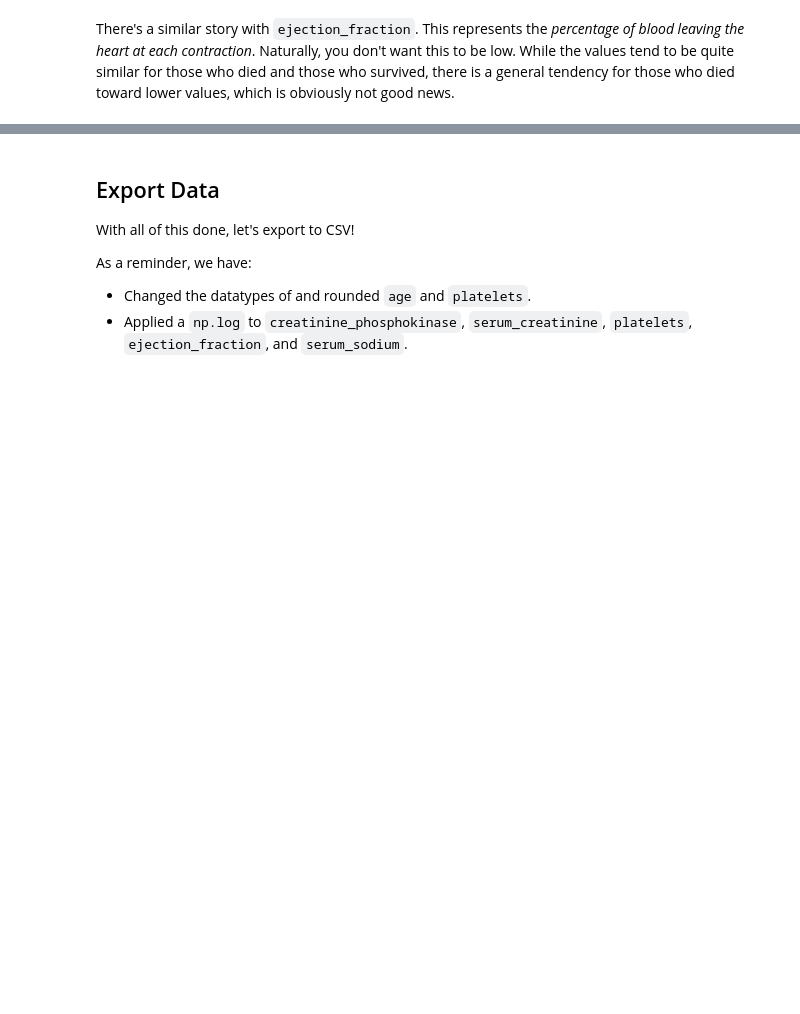
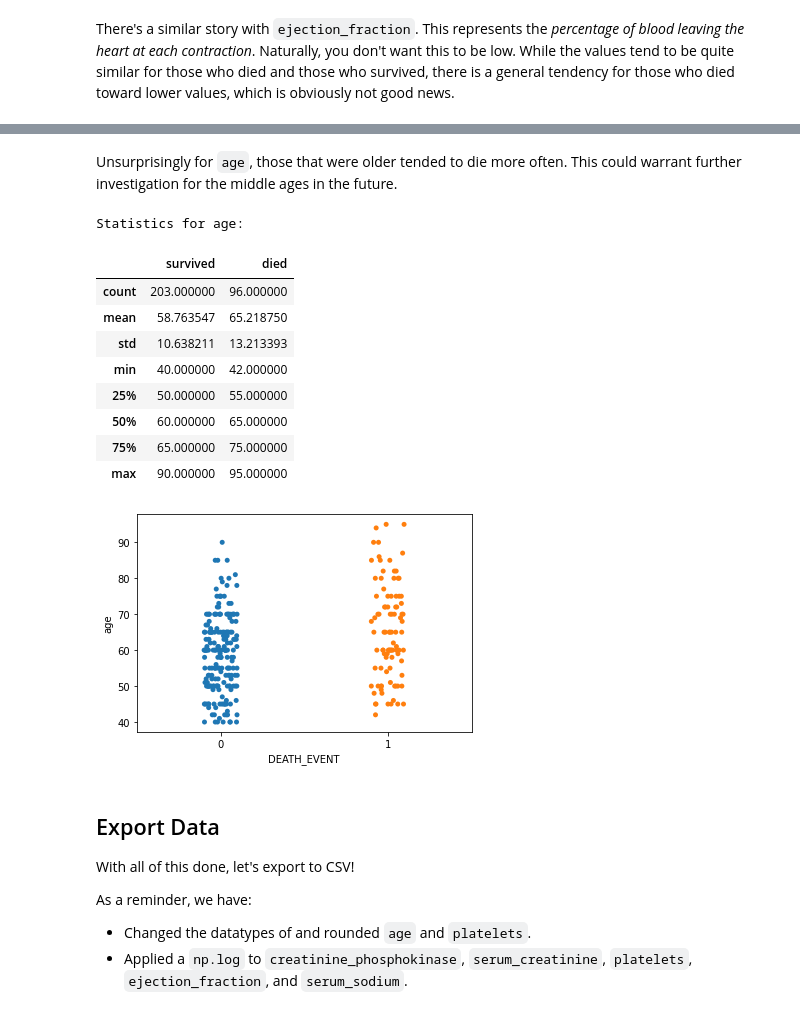
Before and after one commit to KasumiL5x/bu-postdoc-test, a Jupyter notebook: eda-and-cleaning.ipynb, the cells around one changed output, grey strips where cells are left out. Saved outputs shown, nothing was run; the diff lists cells and outputs as text; code cells hidden in the pictures; blank space fills up the shorter version.

```diff
--- a/eda-and-cleaning.ipynb
+++ b/eda-and-cleaning.ipynb
@@ -590,3 +590,19 @@ Statistics for ejection_fraction:
+# %% [markdown]
+Unsurprisingly for `age`, those that were older tended to die more often.  This could warrant further investigation for the middle ages in the future.
+# %%
+investigate_vs_target(all_data, 'age')
+# %% [output]
+Statistics for age:
+|  | survived | died |
+| count | 203.000000 | 96.000000 |
+| mean | 58.763547 | 65.218750 |
+| std | 10.638211 | 13.213393 |
+| min | 40.000000 | 42.000000 |
+| 25% | 50.000000 | 55.000000 |
+| 50% | 60.000000 | 65.000000 |
+| 75% | 65.000000 | 75.000000 |
+| max | 90.000000 | 95.000000 |
+[figure, added]
 # %% [markdown]
 ## Export Data
 With all of this done, let's export to CSV!
```
Also changed, not shown: parts of 2 cells of this notebook, 1 other file.
